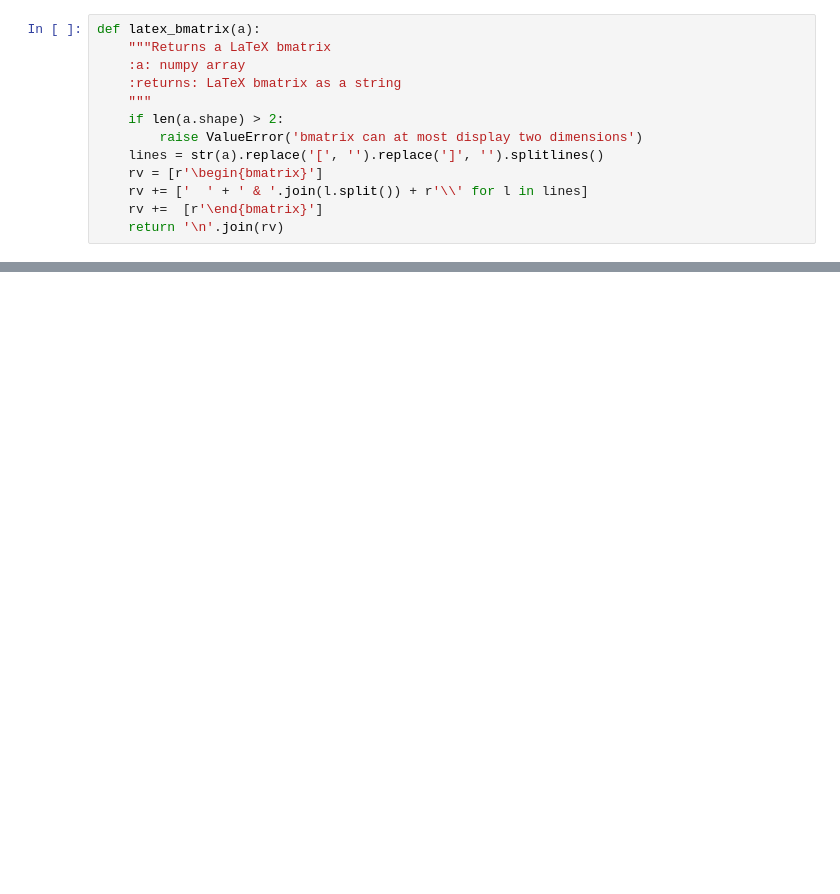
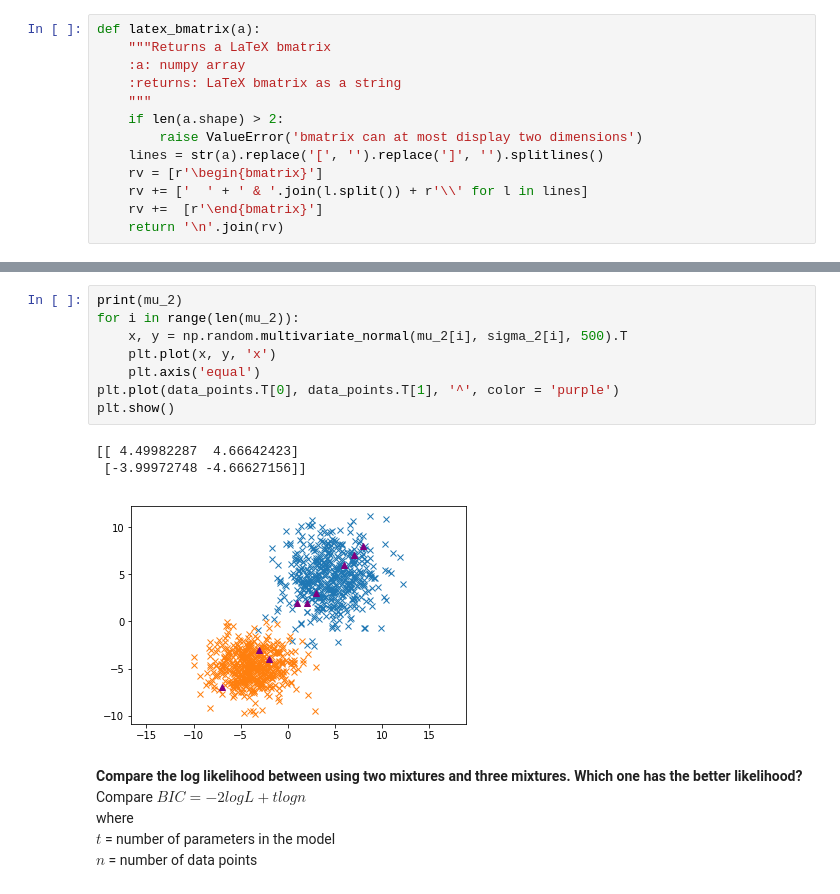
Before and after one commit to pirsquareff/fisherface, a Jupyter notebook: notebook/Hello Soft Clustering (GMM).ipynb, the cells around one changed output, grey strips where cells are left out. Cells and saved outputs as stored; diff of their text form; blank space fills up the shorter version.

```diff
--- a/notebook/Hello Soft Clustering (GMM).ipynb
+++ b/notebook/Hello Soft Clustering (GMM).ipynb
@@ -230,0 +269,18 @@ EM Iteration: 1
+# %%
+print(mu_2)
+for i in range(len(mu_2)):
+    x, y = np.random.multivariate_normal(mu_2[i], sigma_2[i], 500).T
+    plt.plot(x, y, 'x')
+    plt.axis('equal')
+plt.plot(data_points.T[0], data_points.T[1], '^', color = 'purple')
+plt.show()
+# %% [output]
+[[ 4.49982287  4.66642423]
+ [-3.99972748 -4.66627156]]
+[figure, added]
+# %% [markdown]
+**Compare the log likelihood between using two mixtures and three mixtures. Which one has the better likelihood?**<br>
+Compare $BIC = -2logL + tlogn$ <br>
+where <br>
+$t$ = number of parameters in the model<br>
+$n$ = number of data points
```
Also changed, not shown: parts of 17 cells of this notebook.
